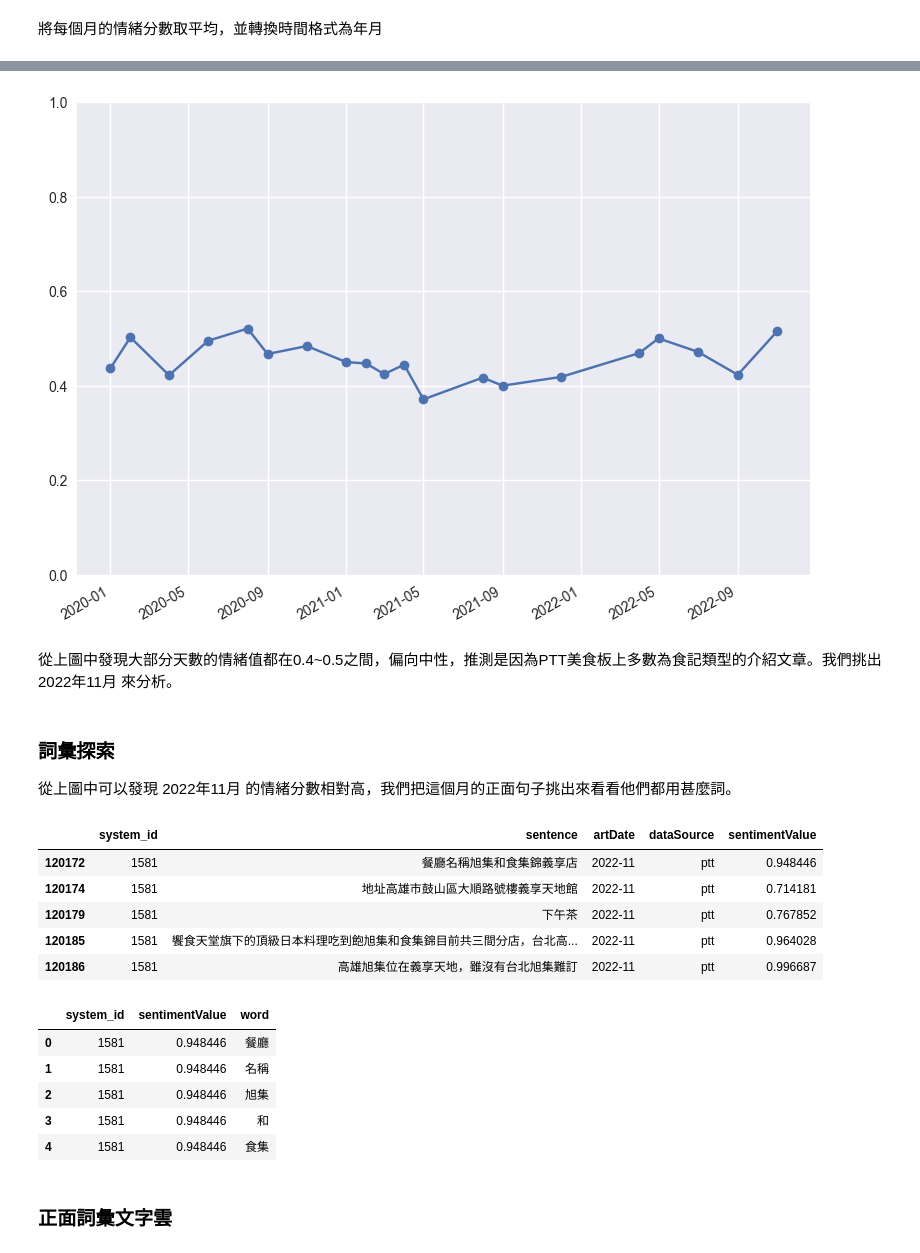
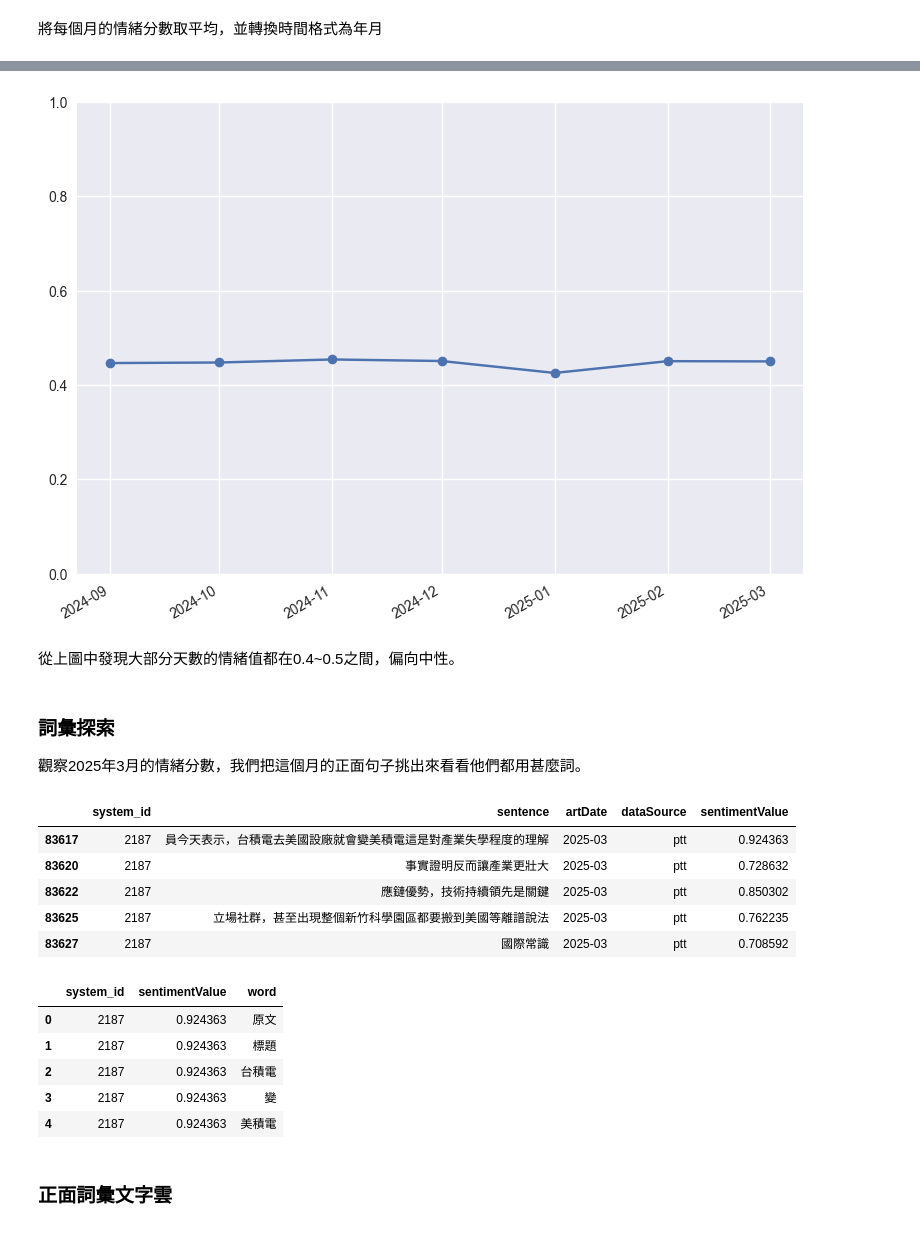
Before and after one commit to SmallRG/2025SMA, a Jupyter notebook: program1_2.ipynb, the cells around one changed output, grey strips where cells are left out. Drawn from its saved outputs; the diff is of its cells as text; code cells hidden in the pictures.

```diff
--- a/program1_2.ipynb
+++ b/program1_2.ipynb
@@ -437,7 +427,7 @@ Text(0.5, 0, 'Word Frequency')
 下面找出「台積電」相關文章，與後續情緒分析一起做探索
 # %%
 keyword_list = ['台積電']
-shu_selected = df[df['artContent'].str.contains('|'.join(keyword_list),regex=True)]
+shu_selected = df[df['artContent'].str.contains('|'.join(keyword_list), regex=True, na=False)]
 print(f"{' '.join(keyword_list)}：{shu_selected.shape[0]}篇相關貼文")
 shu_selected.head(3)
 # %% [output]
@@ -599,6 +592,6 @@ fig.show()
 + 官方github: https://github.com/isnowfy/snownlp
 # %%
 from snownlp import SnowNLP
-s = SnowNLP('這部電影很讚')
+s = SnowNLP('這個計劃掏空了台灣')
 s.sentiments # 範圍在 0~ 1之間 (負面~正面)
 # %% [output]
@@ -609,6 +602,15 @@ s.sentiments # 範圍在 0~ 1之間 (負面~正面)
 # %%
 sentence_table = pd.read_csv("raw_data/zh/sentence_table_buffet.csv") #匯資料
 
-sentiment_date = pd.merge(sentence_table,shu_selected[['system_id','artDate','dataSource']],on='system_id',how='left').dropna()
+sentence_table["system_id"] = sentence_table["system_id"].astype(str)
+shu_selected["system_id"] = shu_selected["system_id"].astype(str)
+
+sentiment_date = pd.merge(
+    sentence_table,
+    shu_selected[['system_id','artDate','dataSource']],
+    on='system_id',
+    how='left'
+).dropna()
+
 sentiment_date.head(3)
 # %% [output]
@@ -689,37 +687,40 @@ plt.ylim(0, 1)
 
 plt.show()
 # %% [output]
-[figure, old version]
+[figure, new version]
 # %% [markdown]
-從上圖中發現大部分天數的情緒值都在0.4~0.5之間，偏向中性，推測是因為PTT美食板上多數為食記類型的介紹文章。我們挑出 2022年11月 來分析。
+從上圖中發現大部分天數的情緒值都在0.4~0.5之間，偏向中性。
 # %% [markdown]
 ### 詞彙探索
-從上圖中可以發現 2022年11月 的情緒分數相對高，我們把這個月的正面句子挑出來看看他們都用甚麼詞。
+觀察2025年3月的情緒分數，我們把這個月的正面句子挑出來看看他們都用甚麼詞。
 # %%
 # 篩時間
-filter_sentiment = sent_date[sent_date['artDate']=='2022-11']
+filter_sentiment = sent_date[sent_date['artDate']=='2025-03']
 filter_sentiment = filter_sentiment.loc[filter_sentiment['sentimentValue'] > 0.7]
 
 filter_sentiment.head()
 # %% [output]
 |  | system_id | sentence | artDate | dataSource | sentimentValue |
-| 120172 | 1581 | 餐廳名稱旭集和食集錦義享店 | 2022-11 | ptt | 0.948446 |
-| 120174 | 1581 | 地址高雄市鼓山區大順路號樓義享天地館 | 2022-11 | ptt | 0.714181 |
-| 120179 | 1581 | 下午茶 | 2022-11 | ptt | 0.767852 |
-| 120185 | 1581 | 饗食天堂旗下的頂級日本料理吃到飽旭集和食集錦目前共三間分店，台北高... | 2022-11 | ptt | 0.964028 |
-| 120186 | 1581 | 高雄旭集位在義享天地，雖沒有台北旭集難訂 | 2022-11 | ptt | 0.996687 |
+| 83617 | 2187 | 員今天表示，台積電去美國設廠就會變美積電這是對產業失學程度的理解 | 2025-03 | ptt | 0.924363 |
+| 83620 | 2187 | 事實證明反而讓產業更壯大 | 2025-03 | ptt | 0.728632 |
+| 83622 | 2187 | 應鏈優勢，技術持續領先是關鍵 | 2025-03 | ptt | 0.850302 |
+| 83625 | 2187 | 立場社群，甚至出現整個新竹科學園區都要搬到美國等離譜說法 | 2025-03 | ptt | 0.762235 |
+| 83627 | 2187 | 國際常識 | 2025-03 | ptt | 0.708592 |
 # %%
+# 轉換 system_id 為字串，確保資料型態一致
+filter_sentiment["system_id"] = filter_sentiment["system_id"].astype(str)
+pos_table["system_id"] = pos_table["system_id"].astype(str)
 # 把時間分數和之前斷詞的 token table 做 join
 pos_words = pd.merge(filter_sentiment,pos_table,on='system_id',how='left')
 pos_words = pos_words[['system_id','sentimentValue','word']]
 pos_words.head()
 # %% [output]
 |  | system_id | sentimentValue | word |
-| 0 | 1581 | 0.948446 | 餐廳 |
-| 1 | 1581 | 0.948446 | 名稱 |
-| 2 | 1581 | 0.948446 | 旭集 |
-| 3 | 1581 | 0.948446 | 和 |
-| 4 | 1581 | 0.948446 | 食集 |
+| 0 | 2187 | 0.924363 | 原文 |
+| 1 | 2187 | 0.924363 | 標題 |
+| 2 | 2187 | 0.924363 | 台積電 |
+| 3 | 2187 | 0.924363 | 變 |
+| 4 | 2187 | 0.924363 | 美積電 |
 # %%
 # 篩選掉只有單個字元的結果
 pos_words = pos_words[pos_words.apply(lambda x: len(x['word'])>1, axis=1)]
```
Also changed, not shown: parts of 33 cells of this notebook.
